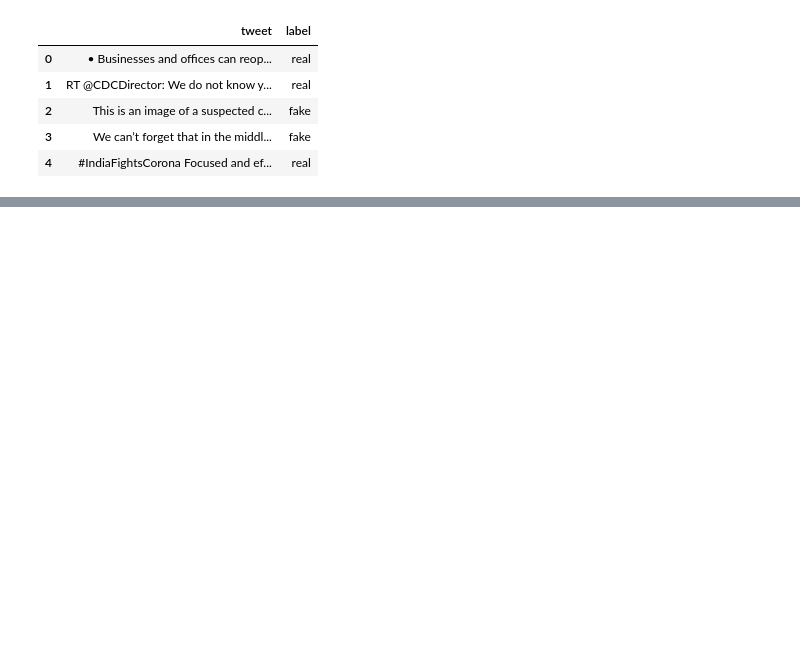
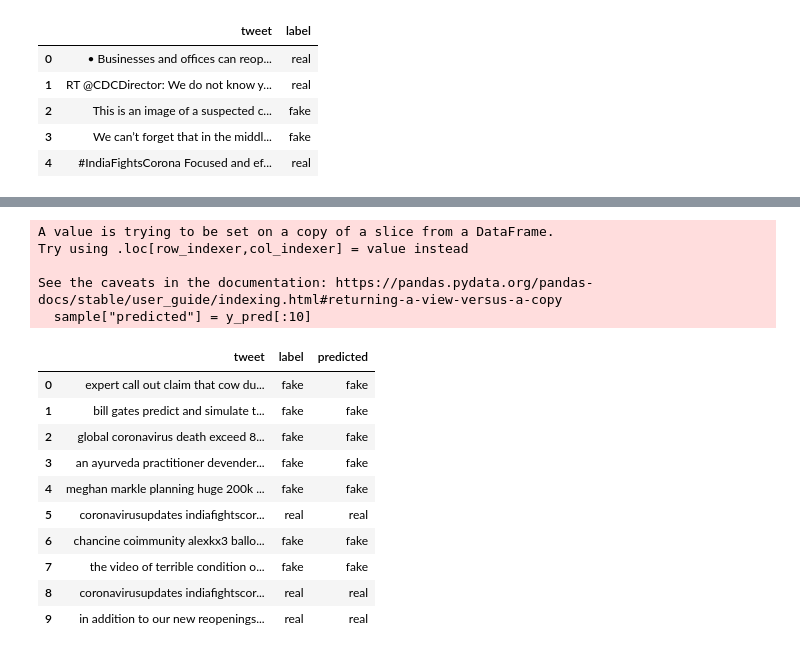
Before and after one commit to AchyDaMan/TextMiningClass, a Jupyter notebook: Week 12/assignment5.ipynb, the cells around one changed output, grey strips where cells are left out. Cells and saved outputs as stored; diff of their text form; code cells hidden in the pictures; blank space fills up the shorter version.

```diff
--- a/Week 12/assignment5.ipynb
+++ b/Week 12/assignment5.ipynb
@@ -111,0 +128,9 @@ test.to_csv("FakeNews_test_preprocessed.csv")
+# %%
+import os.path
+# if it exists then load them, otherwise save them
+if os.path.isfile("FakeNews_test_preprocessed.csv"):
+    train = pd.read_csv("FakeNews_train_preprocessed.csv")
+    test = pd.read_csv("FakeNews_test_preprocessed.csv")
+else:
+    train.to_csv("FakeNews_train_preprocessed.csv")
+    test.to_csv("FakeNews_test_preprocessed.csv")
@@ -111,0 +206,26 @@ test.to_csv("FakeNews_test_preprocessed.csv")
+# %%
+classifier = SVC(kernel="linear", max_iter=5000)
+classifier.fit(X_train_vec, y_train)
+y_pred = classifier.predict(X_test_vec)
+# %%
+sample = test.head(10)
+sample["predicted"] = y_pred[:10]
+sample = sample.drop("Unnamed: 0", axis=1)
+sample
+# %% [output]
+A value is trying to be set on a copy of a slice from a DataFrame.
+Try using .loc[row_indexer,col_indexer] = value instead
+
+See the caveats in the documentation: https://pandas.pydata.org/pandas-docs/stable/user_guide/indexing.html#returning-a-view-versus-a-copy
+  sample["predicted"] = y_pred[:10]
+|  | tweet | label | predicted |
+| 0 | expert call out claim that cow du... | fake | fake |
+| 1 | bill gates predict and simulate t... | fake | fake |
+| 2 | global coronavirus death exceed 8... | fake | fake |
+| 3 | an ayurveda practitioner devender... | fake | fake |
+| 4 | meghan markle planning huge 200k ... | fake | fake |
+| 5 | coronavirusupdates indiafightscor... | real | real |
+| 6 | chancine coimmunity alexkx3 ballo... | fake | fake |
+| 7 | the video of terrible condition o... | fake | fake |
+| 8 | coronavirusupdates indiafightscor... | real | real |
+| 9 | in addition to our new reopenings... | real | real |
```
Also changed, not shown: parts of 28 cells of this notebook, 1 other file.
